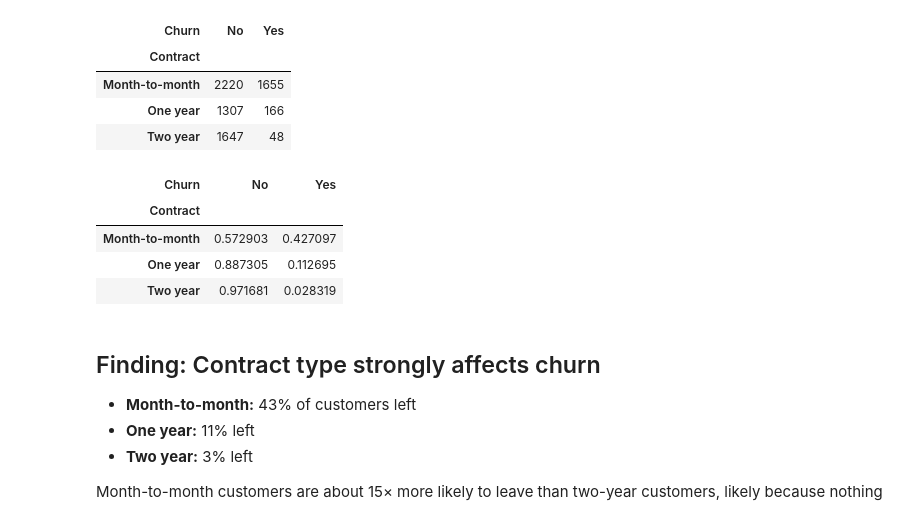
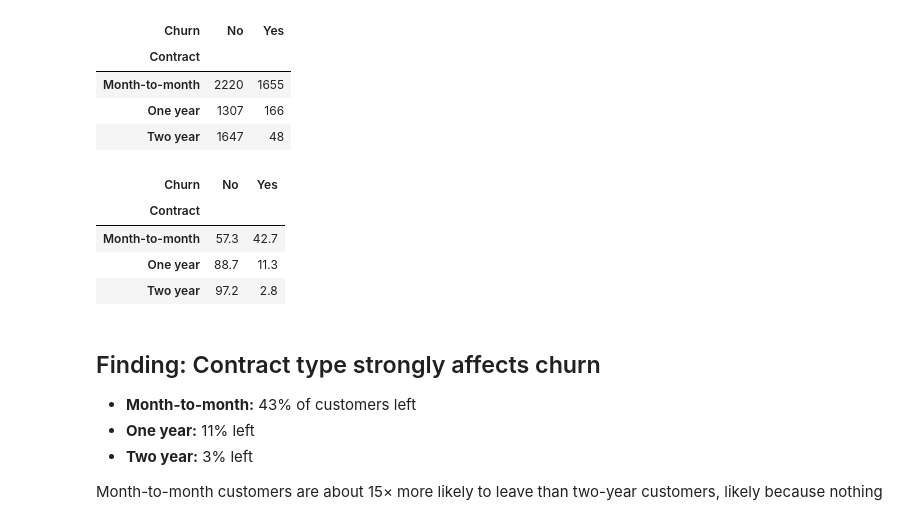
Before and after one commit to mohammadhamayel23/telecom-churn-prediction, a Jupyter notebook: notebooks/01_explore_data.ipynb, the cells around one changed output. Drawn from its saved outputs; the diff is of its cells as text; code cells hidden in the pictures.

```diff
--- a/notebooks/01_explore_data.ipynb
+++ b/notebooks/01_explore_data.ipynb
@@ -23,13 +23,13 @@ pd.crosstab(df["Contract"], df["Churn"])
 | One year | 1307 | 166 |
 | Two year | 1647 | 48 |
 # %%
-pd.crosstab(df["Contract"], df["Churn"], normalize="index")
+(pd.crosstab(df["Contract"], df["Churn"], normalize="index") * 100).round(1)
 # %% [output]
 | Churn | No | Yes |
 | Contract |  |  |
-| Month-to-month | 0.572903 | 0.427097 |
-| One year | 0.887305 | 0.112695 |
-| Two year | 0.971681 | 0.028319 |
+| Month-to-month | 57.3 | 42.7 |
+| One year | 88.7 | 11.3 |
+| Two year | 97.2 | 2.8 |
 # %% [markdown]
 ## Finding: Contract type strongly affects churn
 
```
Also changed, not shown: parts of 2 cells of this notebook, 1 other file.
